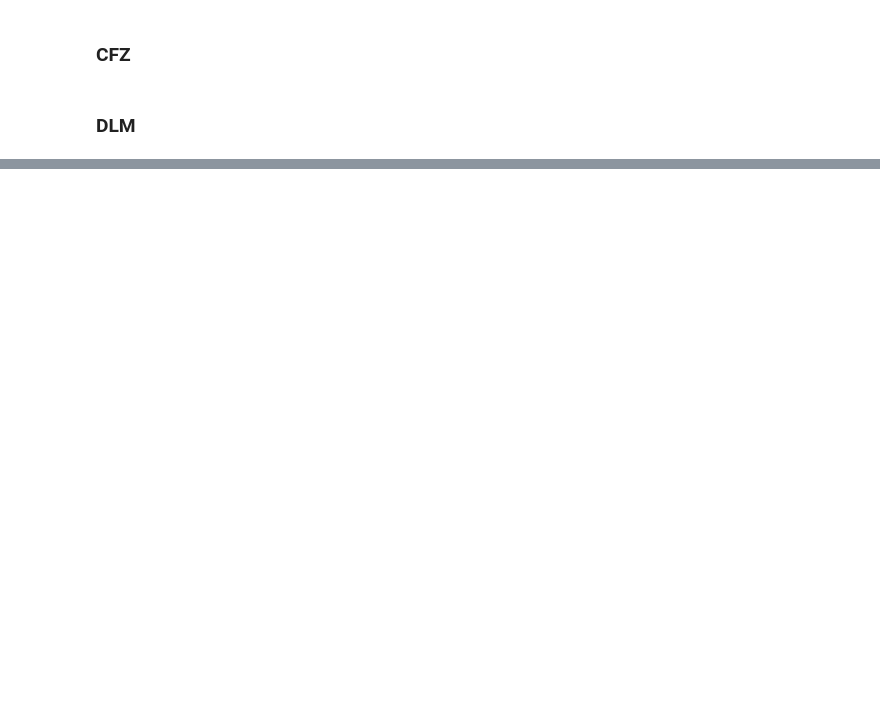
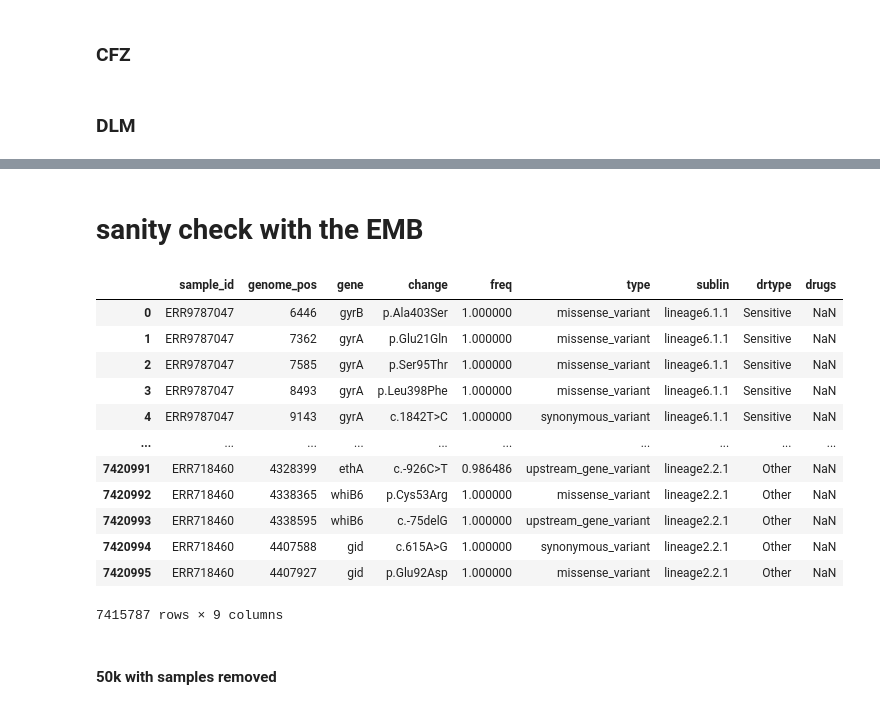
Before and after one commit to linfeng-wang/tb_dr_MIC3, a Jupyter notebook: individual_models/data_gen.ipynb, the cells around one changed output, grey strips where cells are left out. Drawn from its saved outputs; the diff is of its cells as text; code cells hidden in the pictures; blank space fills up the shorter version.

```diff
--- a/individual_models/data_gen.ipynb
+++ b/individual_models/data_gen.ipynb
@@ -793,0 +886,2 @@ with open(f'./generated_data18122024/all_sample_drs_50k_{drug}.npy', 'wb') as f:
+# %% [markdown]
+# sanity check with the EMB
@@ -793,0 +890,20 @@ with open(f'./generated_data18122024/all_sample_drs_50k_{drug}.npy', 'wb') as f:
+# %%
+variants = pd.read_csv('../variants_full.csv')
+# %%
+variants[~variants['sample_id'].isin(remove_from_50k)]
+# %% [output]
+|  | sample_id | genome_pos | gene | change | freq | type | sublin | drtype | drugs |
+| 0 | ERR9787047 | 6446 | gyrB | p.Ala403Ser | 1.000000 | missense_variant | lineage6.1.1 | Sensitive | NaN |
+| 1 | ERR9787047 | 7362 | gyrA | p.Glu21Gln | 1.000000 | missense_variant | lineage6.1.1 | Sensitive | NaN |
+| 2 | ERR9787047 | 7585 | gyrA | p.Ser95Thr | 1.000000 | missense_variant | lineage6.1.1 | Sensitive | NaN |
+| 3 | ERR9787047 | 8493 | gyrA | p.Leu398Phe | 1.000000 | missense_variant | lineage6.1.1 | Sensitive | NaN |
+| 4 | ERR9787047 | 9143 | gyrA | c.1842T>C | 1.000000 | synonymous_variant | lineage6.1.1 | Sensitive | NaN |
+| ... | ... | ... | ... | ... | ... | ... | ... | ... | ... |
+| 7420991 | ERR718460 | 4328399 | ethA | c.-926C>T | 0.986486 | upstream_gene_variant | lineage2.2.1 | Other | NaN |
+| 7420992 | ERR718460 | 4338365 | whiB6 | p.Cys53Arg | 1.000000 | missense_variant | lineage2.2.1 | Other | NaN |
+| 7420993 | ERR718460 | 4338595 | whiB6 | c.-75delG | 1.000000 | upstream_gene_variant | lineage2.2.1 | Other | NaN |
+| 7420994 | ERR718460 | 4407588 | gid | c.615A>G | 1.000000 | synonymous_variant | lineage2.2.1 | Other | NaN |
+| 7420995 | ERR718460 | 4407927 | gid | p.Glu92Asp | 1.000000 | missense_variant | lineage2.2.1 | Other | NaN |
+7415787 rows × 9 columns
+# %% [markdown]
+#### 50k with samples removed
```
Also changed, not shown: parts of 24 cells of this notebook, 10 other files.
